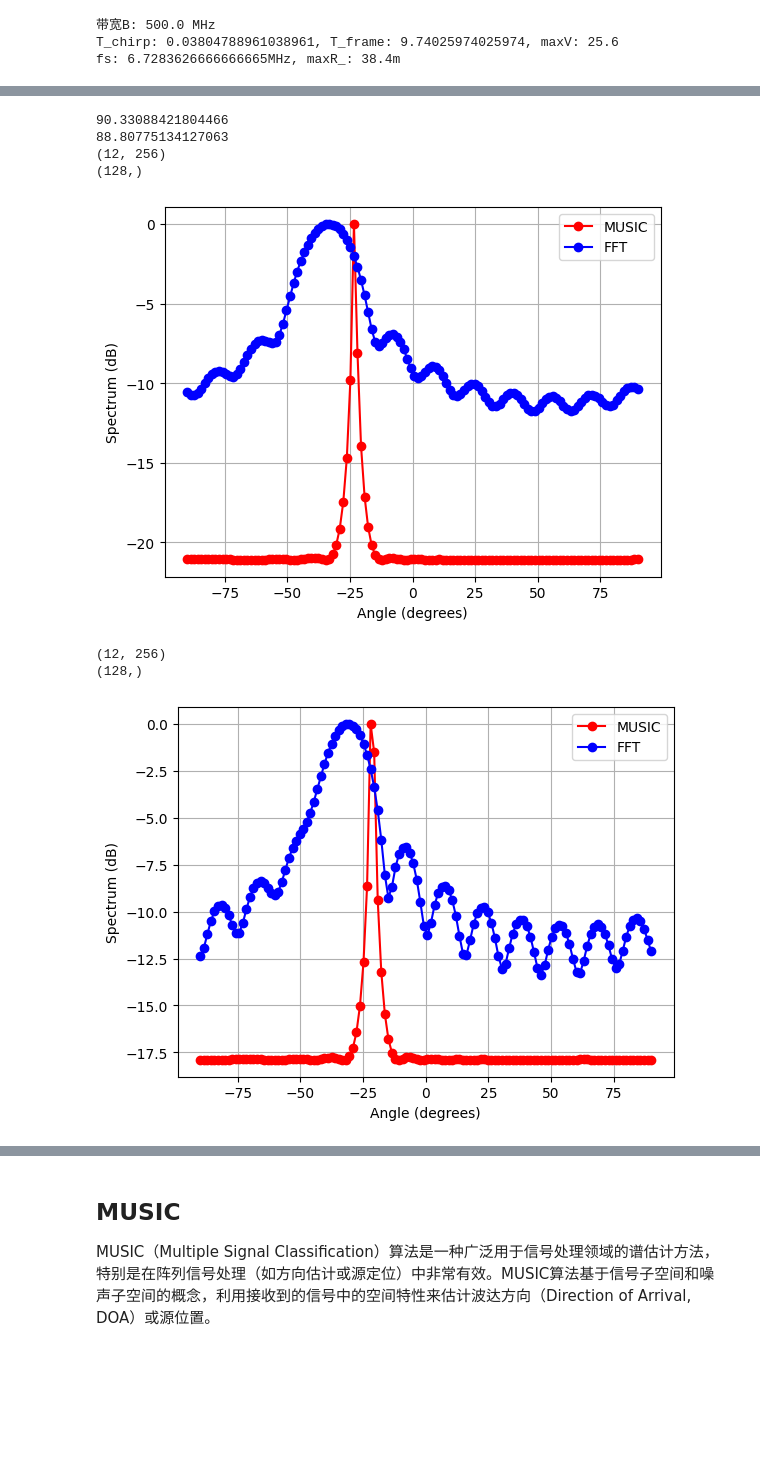
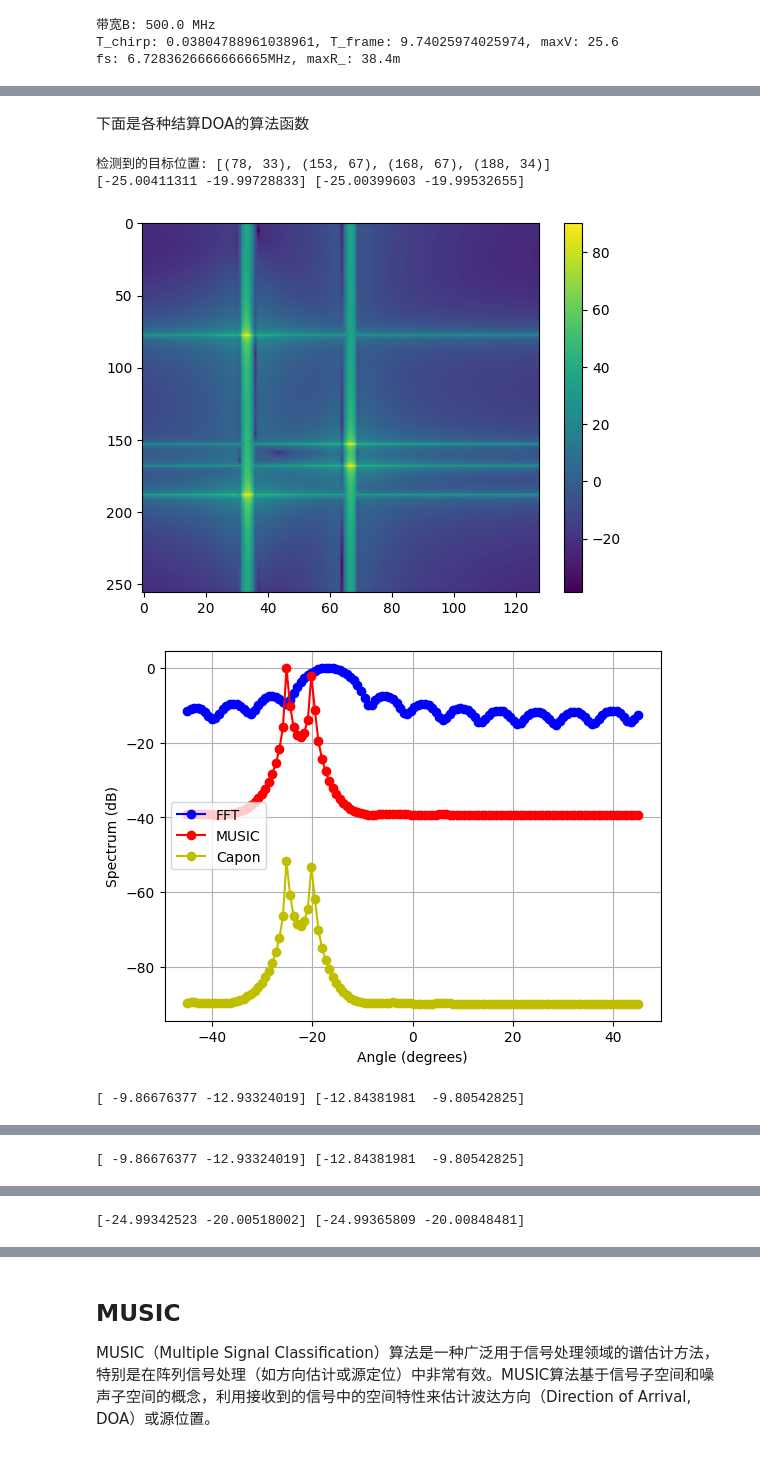
Before and after one commit to hcheng1005/about_Radar, a Jupyter notebook: 信号处理篇/DOA/radarSim.ipynb, the cells around one changed output, grey strips where cells are left out. Saved outputs shown, nothing was run; the diff lists cells and outputs as text; code cells hidden in the pictures; blank space fills up the shorter version.

```diff
--- a/信号处理篇/DOA/radarSim.ipynb
+++ b/信号处理篇/DOA/radarSim.ipynb
@@ -38,4 +38,10 @@ R_FFT_N, V_FFT_N = 256, 256 #距离FFT和速度FFT
 带宽B: 500.0 MHz
 T_chirp: 0.03804788961038961, T_frame: 9.74025974025974, maxV: 25.6
 fs: 6.7283626666666665MHz, maxR_: 38.4m
+# %%
+# 构造目标
+R = np.array([10, 10, 20, 20])  # 目标距离
+v = np.array([12, -10, 5, 8])  # 目标速度
+theta = np.array([20, 25, 10, 13]) / 180.0 * np.pi   # 目标角度
+tar_num = R.shape[0]
 # %%
@@ -200,6 +189,8 @@ def os_cfar_2d(data, guard_cells, noise_cells, gate, threshold_scale):
                 detections.append((row, col))
 
     return detections
+# %% [markdown]
+下面是各种结算DOA的算法函数
 # %%
 from scipy import linalg
 import numpy as np
@@ -315,46 +357,60 @@ def doa_esprit(received_signals, nsig, spacing=0.5):
 # %%
+plt.figure()
+plt.imshow((20 * np.log10(np.abs(data_cube[L, :, 0:int(R_FFT_N/2)]))), aspect='auto')
+plt.colorbar()
+
 # DOA估计
 # 在进行DOA估计之前，需要先提取目标RangeBin对应的不同接收天线下的数据
 data = 20 * np.log10(np.abs(data_cube[0, :, 0:int(R_FFT_N/2)]))
 
 # plt.figure()
 # plt.imshow(data)
 
 guard_cells = (2, 2)
 noise_cells = (4, 4)
 gate, threshold_scale = 60, 2
 
+# 执行简单的CFAR检测
 detections = os_cfar_2d(data, guard_cells, noise_cells, gate, threshold_scale)
-# print("检测到的目标位置:", detections)
+print("检测到的目标位置:", detections)
 
 angleBin_num = 128
 for idx, det in enumerate(detections):
     # 获取距离维索引
     rangeBin = det[1]
 
-    tar1_rx_data = data_cube[:, :,rangeBin]
-    print(tar1_rx_data.shape)
+    tmpN = 2
+    tar1_rx_data = data_cube[:, 0:tmpN, rangeBin]
+    # print(tar1_rx_data.shape)
 
-    search_angles, fft_spectrum = doa_FFT(data_cube[:,0,rangeBin], angleBin_num)     # using FFT
-    search_angles, music_spectrum = music_algorithm(tar1_rx_data.reshape([RX_N, -1]), 1, RX_N, angleBin_num)     # using FFT
-    aaaa = doa_capon(tar1_rx_data.reshape([RX_N, -1]), n=angleBin_num)     # using Capon
+    # plt.figure()
+    # for ii in range(tmpN):
+    #     plt.subplot(tmpN,1,ii+1)
+    #     plt.plot(np.real(tar1_rx_data[:, ii]), 'r')
+    #     plt.plot(np.imag(tar1_rx_data[:, ii]),'b')
+
+    search_angles, fft_spectrum = doa_FFT(tar1_rx_data[:, 0], angleBin_num)     # using FFT
+    search_angles, music_spectrum = music_algorithm(tar1_rx_data.reshape([RX_N, -1]), 2, RX_N, angleBin_num)     # using FFT
+    capon_specturm = doa_capon(tar1_rx_data.reshape([RX_N, -1]), n=angleBin_num)     # using Capon
+
+    # 直接求解的方法（不是空间扫描方法）
+    ang1 = doa_esprit(tar1_rx_data.reshape([RX_N, -1]), 2)
+    ang2 = doa_root_music(tar1_rx_data.reshape([RX_N, -1]), 2)
+    print(ang1, ang2)
 
     # 绘制MUSIC谱
     plt.figure()
+    plt.plot(search_angles, fft_spectrum, '-bo')
     plt.plot(search_angles, music_spectrum, '-ro')
-    plt.plot(search_angles, fft_spectrum, '-bo')
-    # plt.plot(search_angles, aaaa, '-yo')
+    plt.plot(search_angles, capon_specturm, '-yo')
     plt.xlabel('Angle (degrees)')
     plt.ylabel('Spectrum (dB)')
-    plt.legend(['MUSIC', 'FFT', 'Capon'])
+    plt.legend(['FFT', 'MUSIC', 'Capon'])
     plt.grid(True)
     plt.show()
 # %% [output]
-90.33088421804466
-88.80775134127063
-(12, 256)
-(128,)
+检测到的目标位置: [(78, 33), (153, 67), (168, 67), (188, 34)]
+[-25.00411311 -19.99728833] [-25.00399603 -19.99532655]
-[figure, old version]
+[figure, new version]
+[figure, new version]
-(12, 256)
-(128,)
+[ -9.86676377 -12.93324019] [-12.84381981  -9.80542825]
-[figure, old version]
@@ -360,0 +418 @@ for idx, det in enumerate(detections):
+[ -9.86676377 -12.93324019] [-12.84381981  -9.80542825]
@@ -360,0 +420 @@ for idx, det in enumerate(detections):
+[-24.99342523 -20.00518002] [-24.99365809 -20.00848481]
```
Also changed, not shown: parts of 8 cells of this notebook, 3 other files.
